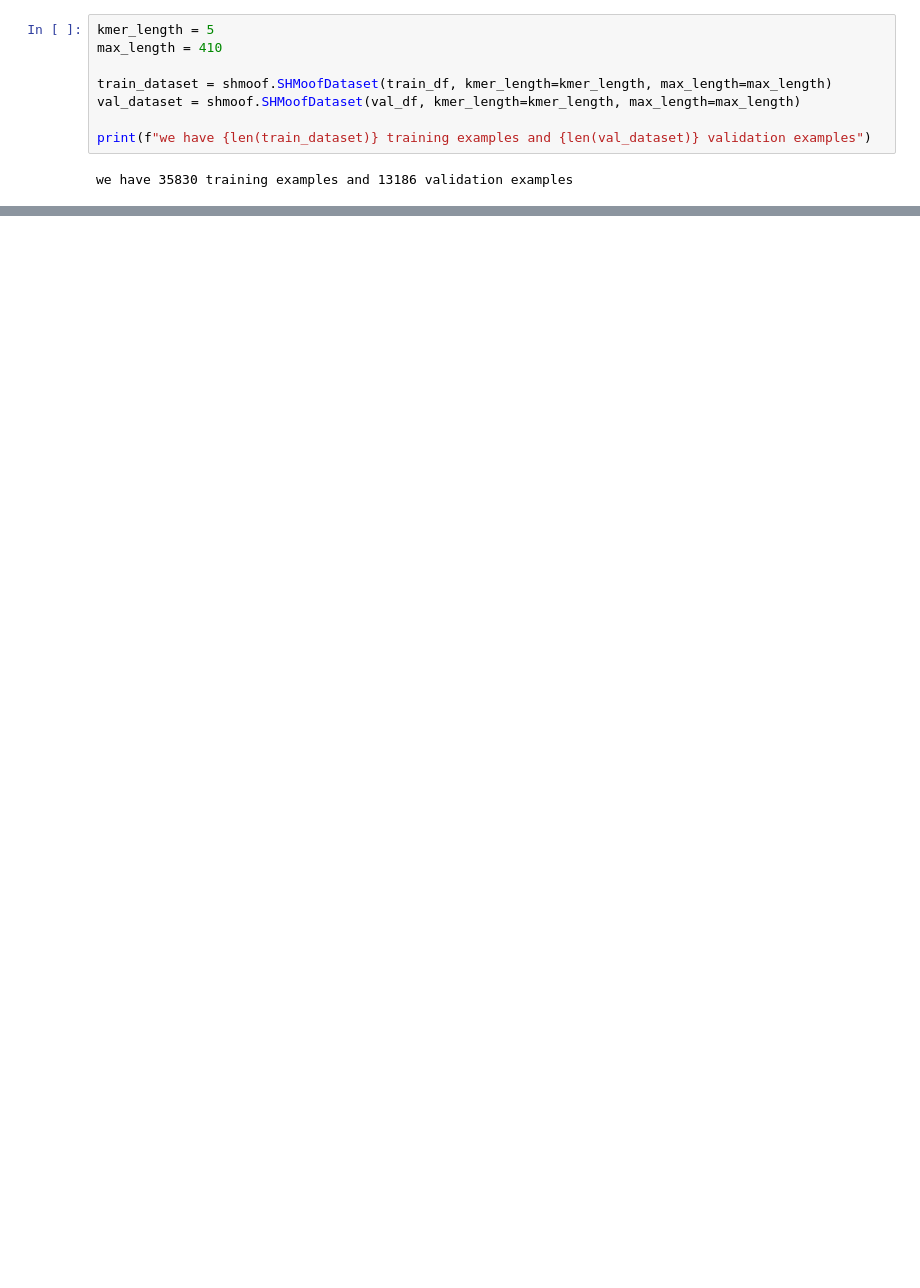
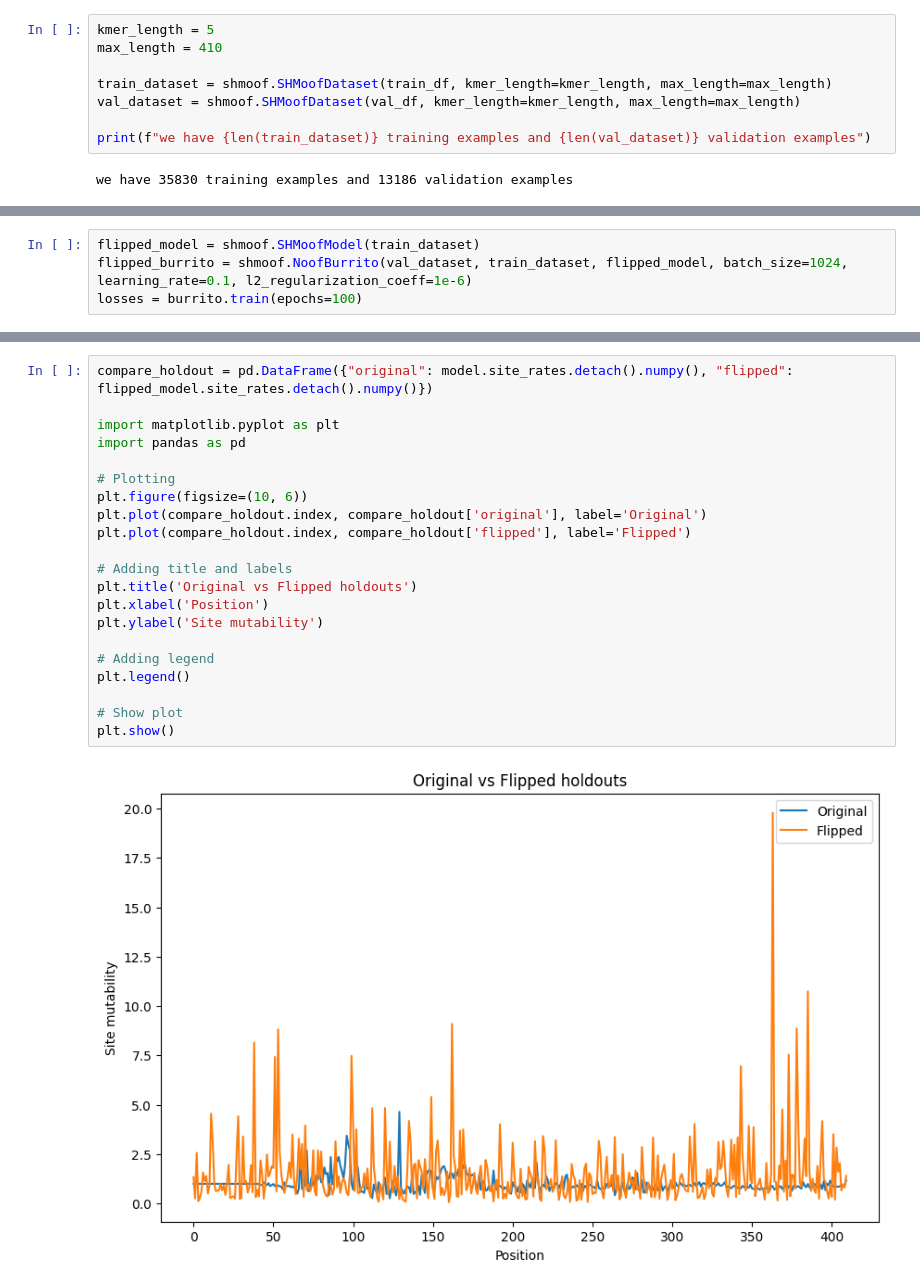
Before and after one commit to matsengrp/netam, a Jupyter notebook: notebooks/reshmoof.ipynb, the cells around one changed output, grey strips where cells are left out. Cells and saved outputs as stored; diff of their text form; blank space fills up the shorter version.

Commit message:
comparison with flipped.

```diff
--- a/notebooks/reshmoof.ipynb
+++ b/notebooks/reshmoof.ipynb
@@ -141,0 +152,4 @@ Epoch 00020: reducing learning rate of group 0 to 8.0000e-04.
+# %%
+flipped_model = shmoof.SHMoofModel(train_dataset)
+flipped_burrito = shmoof.NoofBurrito(val_dataset, train_dataset, flipped_model, batch_size=1024, learning_rate=0.1, l2_regularization_coeff=1e-6)
+losses = burrito.train(epochs=100)
@@ -141,0 +174,23 @@ Epoch 00020: reducing learning rate of group 0 to 8.0000e-04.
+# %%
+compare_holdout = pd.DataFrame({"original": model.site_rates.detach().numpy(), "flipped": flipped_model.site_rates.detach().numpy()})
+
+import matplotlib.pyplot as plt
+import pandas as pd
+
+# Plotting
+plt.figure(figsize=(10, 6))
+plt.plot(compare_holdout.index, compare_holdout['original'], label='Original')
+plt.plot(compare_holdout.index, compare_holdout['flipped'], label='Flipped')
+
+# Adding title and labels
+plt.title('Original vs Flipped holdouts')
+plt.xlabel('Position')
+plt.ylabel('Site mutability')
+
+# Adding legend
+plt.legend()
+
+# Show plot
+plt.show()
+# %% [output]
+[figure, added]
```
Also changed, not shown: parts of 6 cells of this notebook.
